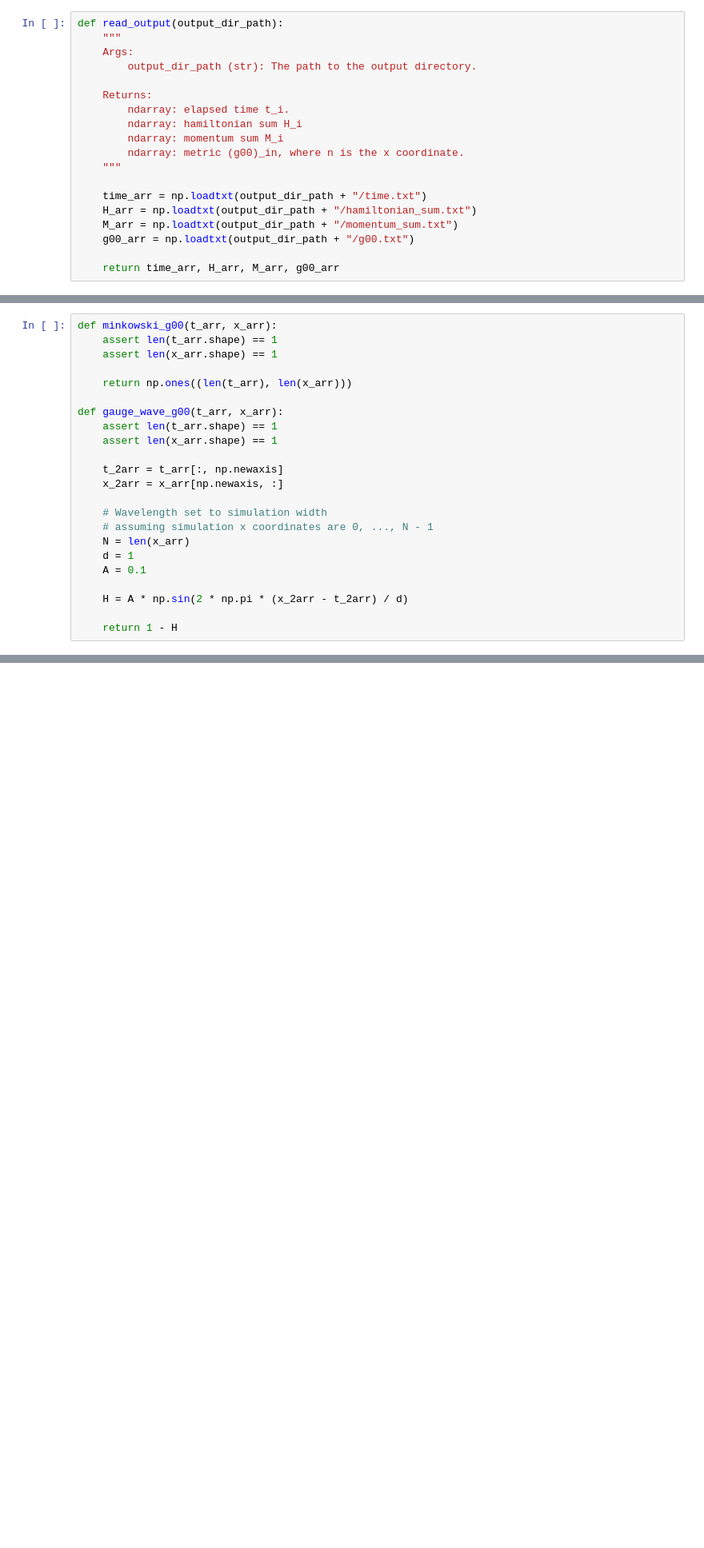
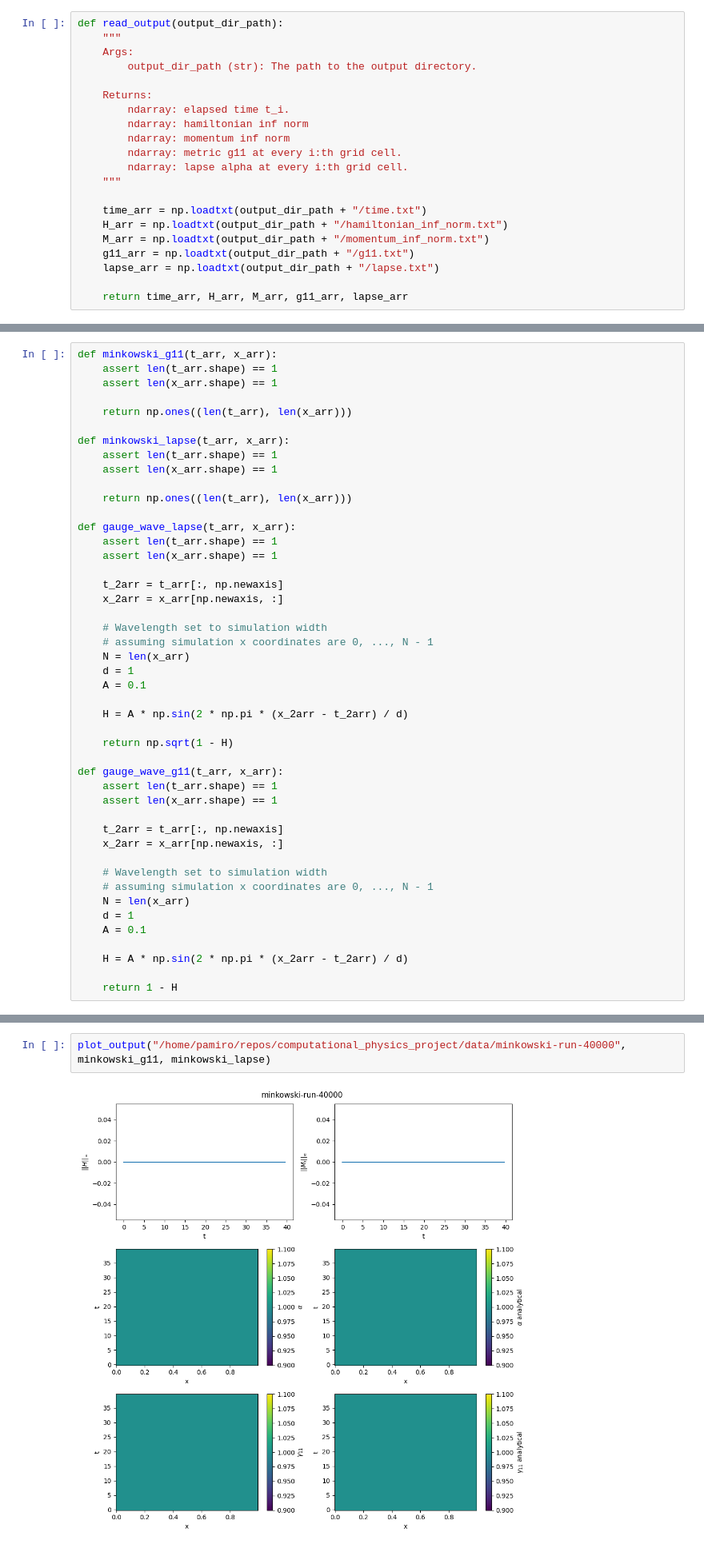
Before and after one commit to MiroPalmu/computational_physics_project, a Jupyter notebook: report.ipynb, the cells around one changed output, grey strips where cells are left out. Shown at 80% size. Saved outputs shown, nothing was run; the diff lists cells and outputs as text; blank space fills up the shorter version.

```diff
--- a/report.ipynb
+++ b/report.ipynb
@@ -43,14 +227,16 @@ def read_output(output_dir_path):
 
     Returns:
         ndarray: elapsed time t_i.
-        ndarray: hamiltonian sum H_i
-        ndarray: momentum sum M_i
-        ndarray: metric (g00)_in, where n is the x coordinate.
+        ndarray: hamiltonian inf norm
+        ndarray: momentum inf norm
+        ndarray: metric g11 at every i:th grid cell.
+        ndarray: lapse alpha at every i:th grid cell.
     """
 
     time_arr = np.loadtxt(output_dir_path + "/time.txt")
-    H_arr = np.loadtxt(output_dir_path + "/hamiltonian_sum.txt")
-    M_arr = np.loadtxt(output_dir_path + "/momentum_sum.txt")
-    g00_arr = np.loadtxt(output_dir_path + "/g00.txt")
+    H_arr = np.loadtxt(output_dir_path + "/hamiltonian_inf_norm.txt")
+    M_arr = np.loadtxt(output_dir_path + "/momentum_inf_norm.txt")
+    g11_arr = np.loadtxt(output_dir_path + "/g11.txt")
+    lapse_arr = np.loadtxt(output_dir_path + "/lapse.txt")
 
-    return time_arr, H_arr, M_arr, g00_arr
+    return time_arr, H_arr, M_arr, g11_arr, lapse_arr
@@ -57,11 +249,34 @@ def read_output(output_dir_path):
 # %%
-def minkowski_g00(t_arr, x_arr):
+def minkowski_g11(t_arr, x_arr):
     assert len(t_arr.shape) == 1
     assert len(x_arr.shape) == 1
 
     return np.ones((len(t_arr), len(x_arr)))
 
-def gauge_wave_g00(t_arr, x_arr):
+def minkowski_lapse(t_arr, x_arr):
+    assert len(t_arr.shape) == 1
+    assert len(x_arr.shape) == 1
+
+    return np.ones((len(t_arr), len(x_arr)))
+
+def gauge_wave_lapse(t_arr, x_arr):
+    assert len(t_arr.shape) == 1
+    assert len(x_arr.shape) == 1
+
+    t_2arr = t_arr[:, np.newaxis]
+    x_2arr = x_arr[np.newaxis, :]
+
+    # Wavelength set to simulation width
+    # assuming simulation x coordinates are 0, ..., N - 1
+    N = len(x_arr)
+    d = 1
+    A = 0.1
+
+    H = A * np.sin(2 * np.pi * (x_2arr - t_2arr) / d)
+
+    return np.sqrt(1 - H)
+
+def gauge_wave_g11(t_arr, x_arr):
     assert len(t_arr.shape) == 1
     assert len(x_arr.shape) == 1
 
@@ -134,0 +379,4 @@ plot_output("/home/pamiro/repos/computational_physics_project/data/gauge-wave-ru
+# %%
+plot_output("/home/pamiro/repos/computational_physics_project/data/minkowski-run-40000", minkowski_g11, minkowski_lapse)
+# %% [output]
+[figure, added]
```
Also changed, not shown: parts of 34 cells of this notebook, 1 other file.
